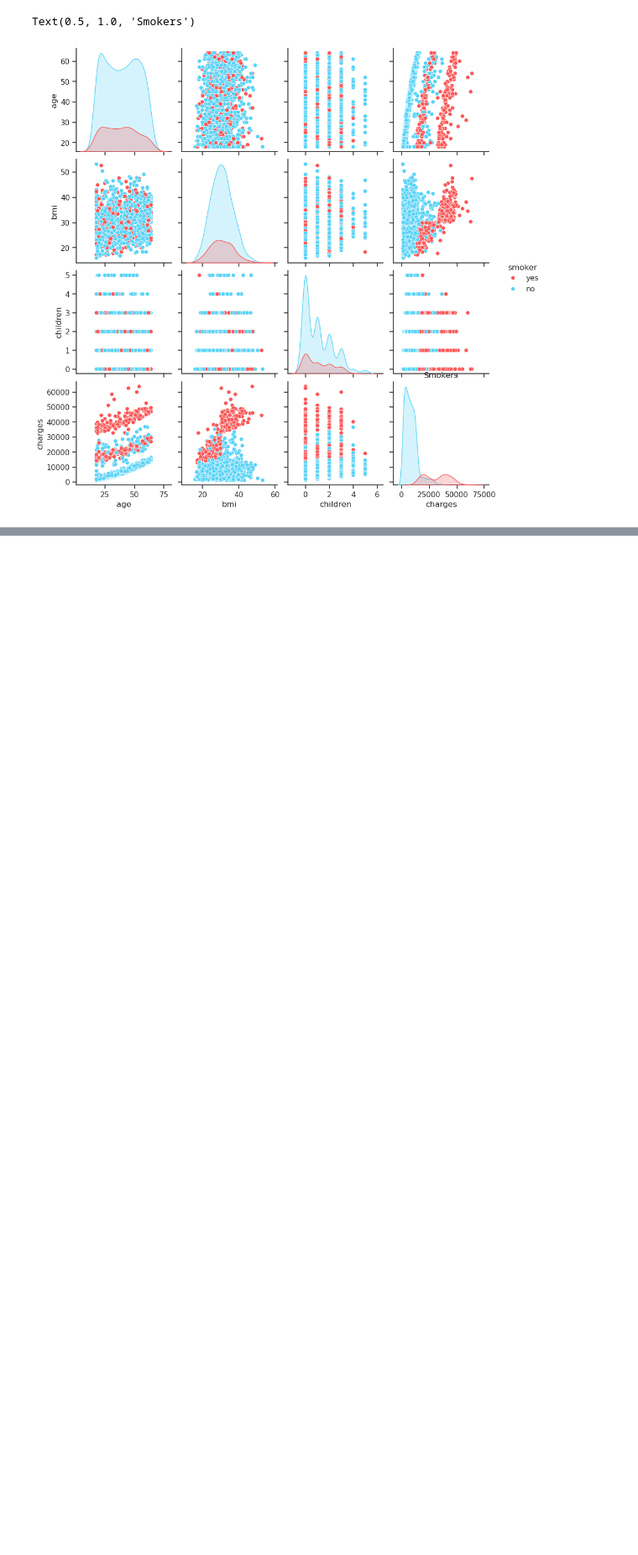
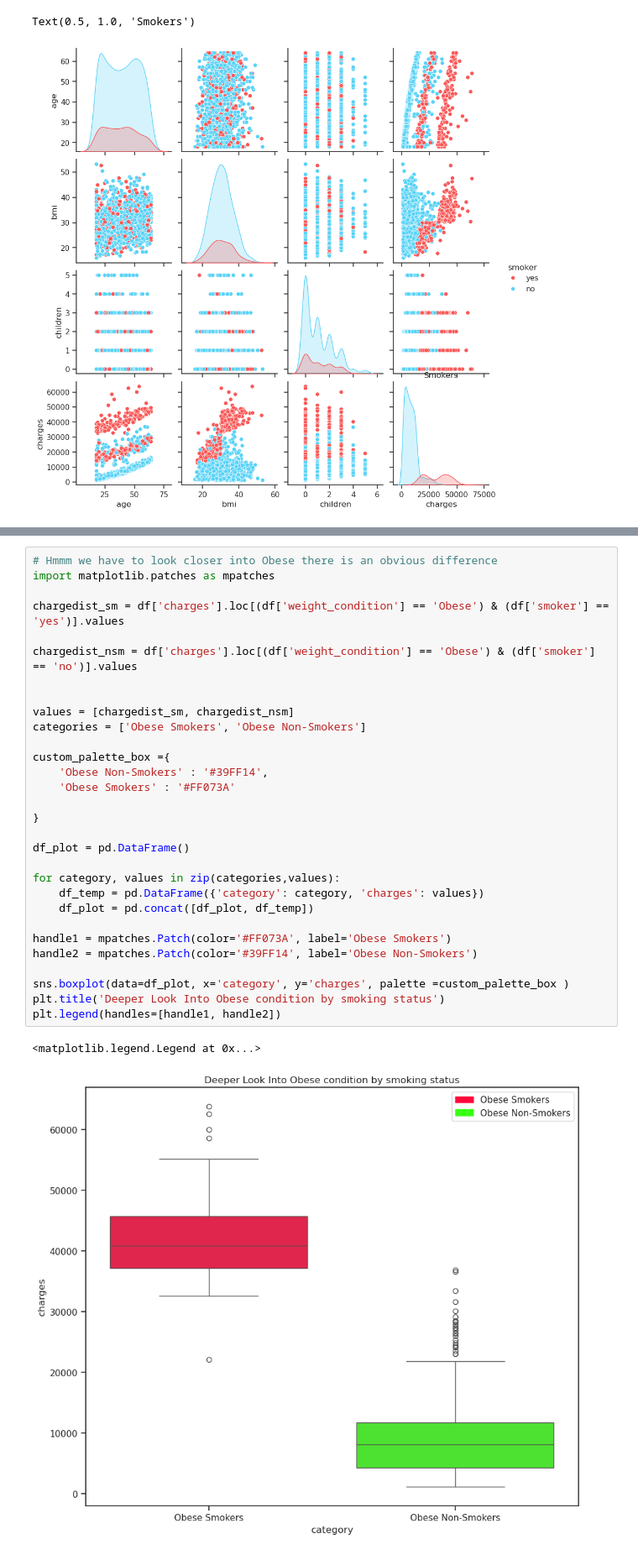
Before and after one commit to antonio-xrp/regresion-lineal, a Jupyter notebook: notebooks/0.3-antoniolml-medical-cost.ipynb, the cells around one changed output, grey strips where cells are left out. Shown at 84% size. Cells and saved outputs as stored; diff of their text form; blank space fills up the shorter version.

```diff
--- a/notebooks/0.3-antoniolml-medical-cost.ipynb
+++ b/notebooks/0.3-antoniolml-medical-cost.ipynb
@@ -387,0 +448,33 @@ Text(0.5, 1.0, 'Smokers')
+# %%
+# Hmmm we have to look closer into Obese there is an obvious difference
+import matplotlib.patches as mpatches
+
+chargedist_sm = df['charges'].loc[(df['weight_condition'] == 'Obese') & (df['smoker'] == 'yes')].values
+
+chargedist_nsm = df['charges'].loc[(df['weight_condition'] == 'Obese') & (df['smoker'] == 'no')].values
+
+
+values = [chargedist_sm, chargedist_nsm]
+categories = ['Obese Smokers', 'Obese Non-Smokers']
+
+custom_palette_box ={
+    'Obese Non-Smokers' : '#39FF14',
+    'Obese Smokers' : '#FF073A'
+
+}
+
+df_plot = pd.DataFrame()
+
+for category, values in zip(categories,values):
+    df_temp = pd.DataFrame({'category': category, 'charges': values})
+    df_plot = pd.concat([df_plot, df_temp])
+
+handle1 = mpatches.Patch(color='#FF073A', label='Obese Smokers')
+handle2 = mpatches.Patch(color='#39FF14', label='Obese Non-Smokers')
+
+sns.boxplot(data=df_plot, x='category', y='charges', palette =custom_palette_box )
+plt.title('Deeper Look Into Obese condition by smoking status')
+plt.legend(handles=[handle1, handle2])
+# %% [output]
+<matplotlib.legend.Legend at 0x...>
+[figure, added]
```
Also changed, not shown: parts of 7 cells of this notebook.
